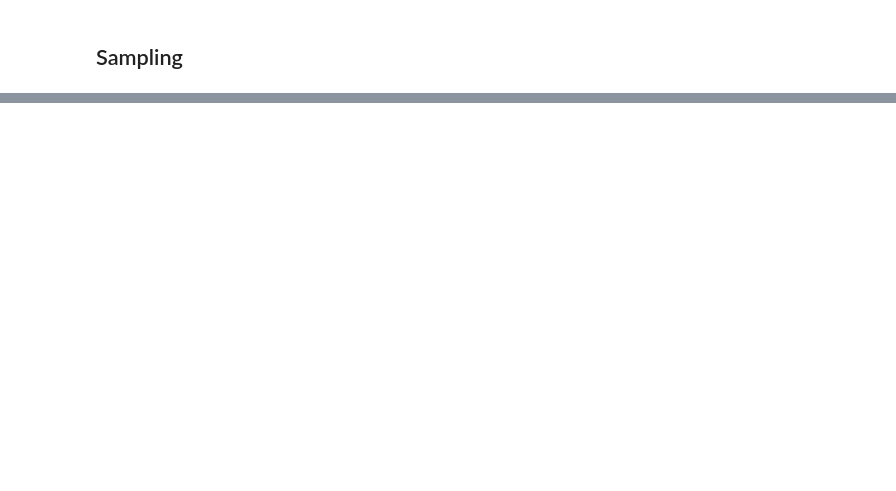
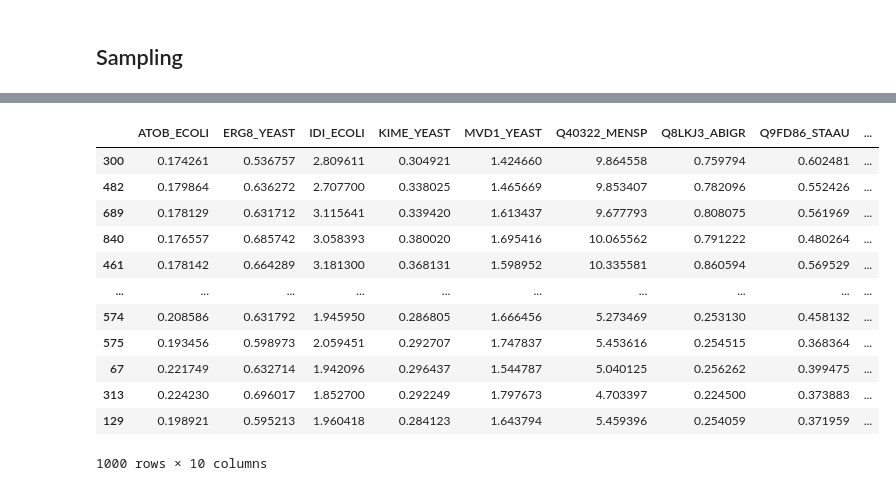
Before and after one commit to costasmexis/straindesignXAI, a Jupyter notebook: notebooks/Limonene.ipynb, the cells around one changed output, grey strips where cells are left out. Drawn from its saved outputs; the diff is of its cells as text; code cells hidden in the pictures; blank space fills up the shorter version.

```diff
--- a/notebooks/Limonene.ipynb
+++ b/notebooks/Limonene.ipynb
@@ -218,0 +366,13 @@ sample_df
+# %%
+from nbsynthetic.data_preparation import SmartBrain
+from nbsynthetic.vgan import GAN
+from nbsynthetic.synthetic import synthetic_data
+
+best_df = dl.df[dl.df["cluster"] == top_cluster]
+best_df.drop(['Limonene', 'cluster', 'pred'], axis=1, inplace=True)
+
+SB = SmartBrain()
+df = SB.nbEncode(best_df)
+
+samples = 1000
+new_df = synthetic_data(GAN, df, samples=samples)
@@ -218,0 +391,18 @@ sample_df
+# %%
+new_df['Limonene'] = dl.model.predict(new_df)
+new_df.sort_values('Limonene', ascending=False, inplace=True)
+new_df
+# %% [output]
+|  | ATOB_ECOLI | ERG8_YEAST | IDI_ECOLI | KIME_YEAST | MVD1_YEAST | Q40322_MENSP | Q8LKJ3_ABIGR | Q9FD86_STAAU | ... |
+| 300 | 0.174261 | 0.536757 | 2.809611 | 0.304921 | 1.424660 | 9.864558 | 0.759794 | 0.602481 | ... |
+| 482 | 0.179864 | 0.636272 | 2.707700 | 0.338025 | 1.465669 | 9.853407 | 0.782096 | 0.552426 | ... |
+| 689 | 0.178129 | 0.631712 | 3.115641 | 0.339420 | 1.613437 | 9.677793 | 0.808075 | 0.561969 | ... |
+| 840 | 0.176557 | 0.685742 | 3.058393 | 0.380020 | 1.695416 | 10.065562 | 0.791222 | 0.480264 | ... |
+| 461 | 0.178142 | 0.664289 | 3.181300 | 0.368131 | 1.598952 | 10.335581 | 0.860594 | 0.569529 | ... |
+| ... | ... | ... | ... | ... | ... | ... | ... | ... | ... |
+| 574 | 0.208586 | 0.631792 | 1.945950 | 0.286805 | 1.666456 | 5.273469 | 0.253130 | 0.458132 | ... |
+| 575 | 0.193456 | 0.598973 | 2.059451 | 0.292707 | 1.747837 | 5.453616 | 0.254515 | 0.368364 | ... |
+| 67 | 0.221749 | 0.632714 | 1.942096 | 0.296437 | 1.544787 | 5.040125 | 0.256262 | 0.399475 | ... |
+| 313 | 0.224230 | 0.696017 | 1.852700 | 0.292249 | 1.797673 | 4.703397 | 0.224500 | 0.373883 | ... |
+| 129 | 0.198921 | 0.595213 | 1.960418 | 0.284123 | 1.643794 | 5.459396 | 0.254059 | 0.371959 | ... |
+1000 rows × 10 columns
```
Also changed, not shown: parts of 11 cells of this notebook, 2 other files.
